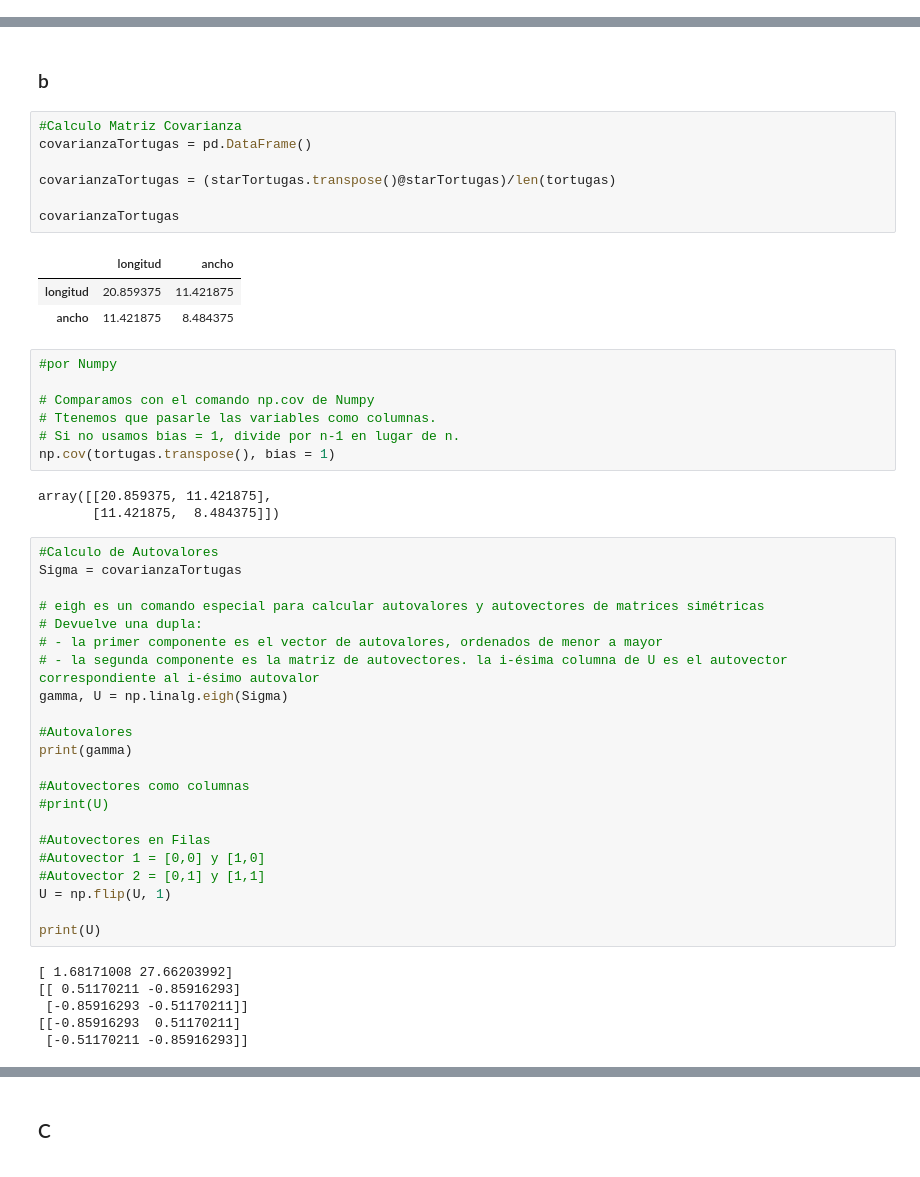
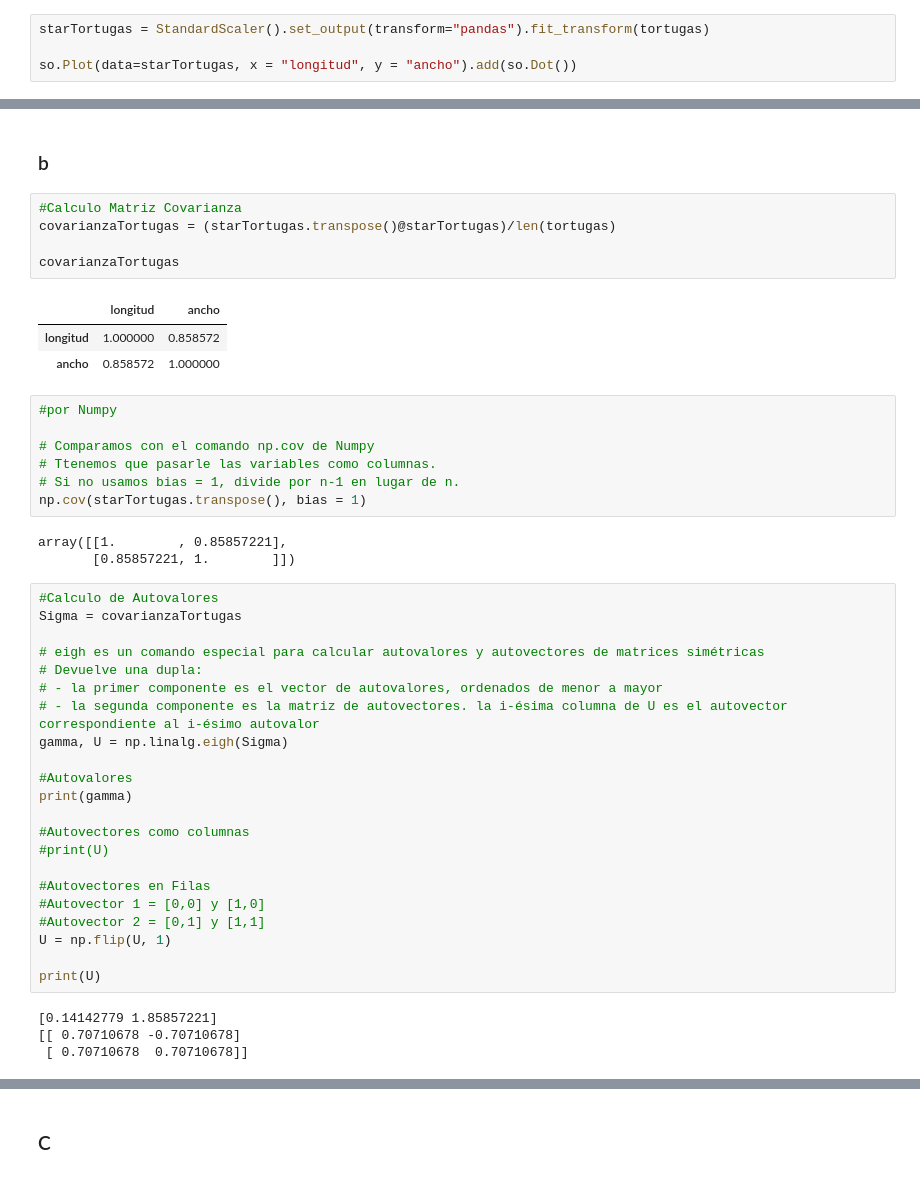
Before and after one commit to iggallardo-uba/LDD-iggallardo, a Jupyter notebook: Practicas/Practica 8/Practica8.ipynb, the cells around one changed output, grey strips where cells are left out. Drawn from its saved outputs; the diff is of its cells as text.

```diff
--- a/Practicas/Practica 8/Practica8.ipynb
+++ b/Practicas/Practica 8/Practica8.ipynb
@@ -58,0 +45,4 @@ so.Plot(data=starTortugas, x = "longitud", y = "ancho").add(so.Dot())
+# %%
+starTortugas = StandardScaler().set_output(transform="pandas").fit_transform(tortugas)
+
+so.Plot(data=starTortugas, x = "longitud", y = "ancho").add(so.Dot())
@@ -60,25 +52,23 @@ so.Plot(data=starTortugas, x = "longitud", y = "ancho").add(so.Dot())
 ### b
 # %%
 #Calculo Matriz Covarianza
-covarianzaTortugas = pd.DataFrame()
-
 covarianzaTortugas = (starTortugas.transpose()@starTortugas)/len(tortugas)
 
 covarianzaTortugas
 # %% [output]
 |  | longitud | ancho |
-| longitud | 20.859375 | 11.421875 |
-| ancho | 11.421875 | 8.484375 |
+| longitud | 1.000000 | 0.858572 |
+| ancho | 0.858572 | 1.000000 |
 # %%
 #por Numpy
 
 # Comparamos con el comando np.cov de Numpy
 # Ttenemos que pasarle las variables como columnas.
 # Si no usamos bias = 1, divide por n-1 en lugar de n.
-np.cov(tortugas.transpose(), bias = 1)
+np.cov(starTortugas.transpose(), bias = 1)
 # %% [output]
-array([[20.859375, 11.421875],
-       [11.421875,  8.484375]])
+array([[1.        , 0.85857221],
+       [0.85857221, 1.        ]])
 # %%
 #Calculo de Autovalores
 Sigma = covarianzaTortugas
@@ -102,11 +92,9 @@ U = np.flip(U, 1)
 
 print(U)
 # %% [output]
-[ 1.68171008 27.66203992]
-[[ 0.51170211 -0.85916293]
- [-0.85916293 -0.51170211]]
-[[-0.85916293  0.51170211]
- [-0.51170211 -0.85916293]]
+[0.14142779 1.85857221]
+[[ 0.70710678 -0.70710678]
+ [ 0.70710678  0.70710678]]
 # %%
 # Graficamos los autovectores
 (
```
Also changed, not shown: parts of 28 cells of this notebook.
